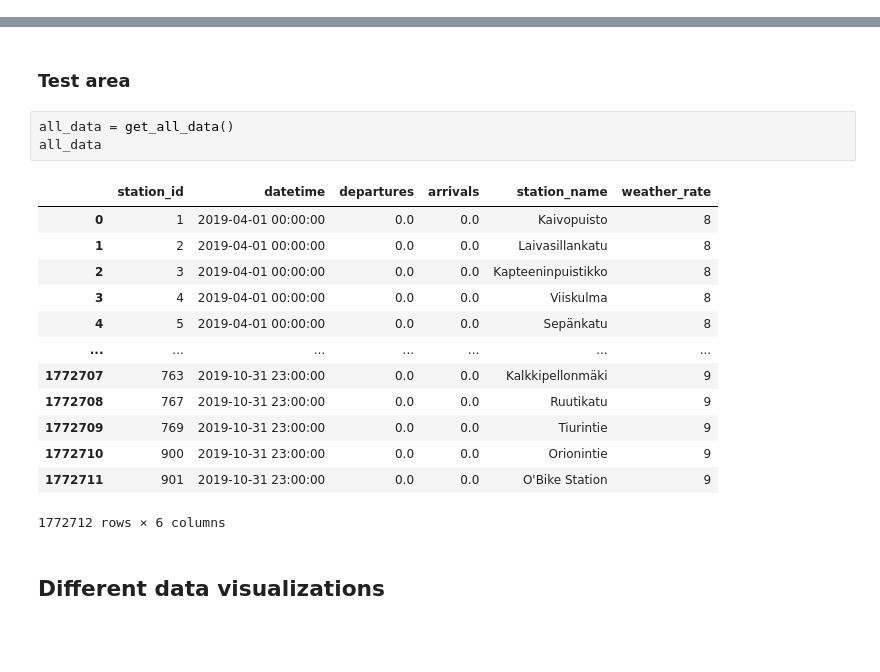
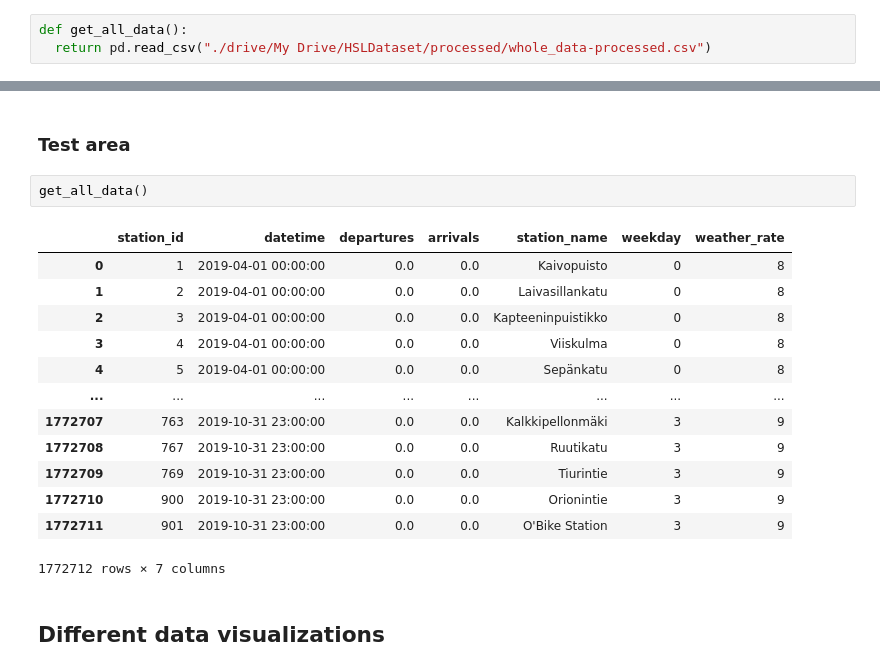
Before and after one commit to giacomogreggio/HSL-citybikes-predictor, a Jupyter notebook: HSL_citybikes_predictor.ipynb, the cells around one changed output, grey strips where cells are left out. Drawn from its saved outputs; the diff is of its cells as text; blank space fills up the shorter version.

Commit message:
Decided to write the megaset as csv to fasten workflow for other stuff. Now we need to only read the file with get_all_data()

```diff
--- a/HSL_citybikes_predictor.ipynb
+++ b/HSL_citybikes_predictor.ipynb
@@ -202,4 +207,7 @@ def get_all_data():
   return merged_megaset
+# %%
+def get_all_data():
+  return pd.read_csv("./drive/My Drive/HSLDataset/processed/whole_data-processed.csv")
 # %% [markdown]
 ## Looking at the data
 # %% [markdown]
@@ -211,23 +219,22 @@ def data_of_station_for_weekdays_in_month(dataframe, station, month, weekday):
   return station_data_for_month
 # %% [markdown]
 ### Test area
-# %%
-all_data = get_all_data()
-all_data
-# %% [output]
-|  | station_id | datetime | departures | arrivals | station_name | weather_rate |
-| 0 | 1 | 2019-04-01 00:00:00 | 0.0 | 0.0 | Kaivopuisto | 8 |
-| 1 | 2 | 2019-04-01 00:00:00 | 0.0 | 0.0 | Laivasillankatu | 8 |
-| 2 | 3 | 2019-04-01 00:00:00 | 0.0 | 0.0 | Kapteeninpuistikko | 8 |
-| 3 | 4 | 2019-04-01 00:00:00 | 0.0 | 0.0 | Viiskulma | 8 |
-| 4 | 5 | 2019-04-01 00:00:00 | 0.0 | 0.0 | Sepänkatu | 8 |
-| ... | ... | ... | ... | ... | ... | ... |
-| 1772707 | 763 | 2019-10-31 23:00:00 | 0.0 | 0.0 | Kalkkipellonmäki | 9 |
-| 1772708 | 767 | 2019-10-31 23:00:00 | 0.0 | 0.0 | Ruutikatu | 9 |
-| 1772709 | 769 | 2019-10-31 23:00:00 | 0.0 | 0.0 | Tiurintie | 9 |
-| 1772710 | 900 | 2019-10-31 23:00:00 | 0.0 | 0.0 | Orionintie | 9 |
-| 1772711 | 901 | 2019-10-31 23:00:00 | 0.0 | 0.0 | O'Bike Station | 9 |
-1772712 rows × 6 columns
+# %%
+get_all_data()
+# %% [output]
+|  | station_id | datetime | departures | arrivals | station_name | weekday | weather_rate |
+| 0 | 1 | 2019-04-01 00:00:00 | 0.0 | 0.0 | Kaivopuisto | 0 | 8 |
+| 1 | 2 | 2019-04-01 00:00:00 | 0.0 | 0.0 | Laivasillankatu | 0 | 8 |
+| 2 | 3 | 2019-04-01 00:00:00 | 0.0 | 0.0 | Kapteeninpuistikko | 0 | 8 |
+| 3 | 4 | 2019-04-01 00:00:00 | 0.0 | 0.0 | Viiskulma | 0 | 8 |
+| 4 | 5 | 2019-04-01 00:00:00 | 0.0 | 0.0 | Sepänkatu | 0 | 8 |
+| ... | ... | ... | ... | ... | ... | ... | ... |
+| 1772707 | 763 | 2019-10-31 23:00:00 | 0.0 | 0.0 | Kalkkipellonmäki | 3 | 9 |
+| 1772708 | 767 | 2019-10-31 23:00:00 | 0.0 | 0.0 | Ruutikatu | 3 | 9 |
+| 1772709 | 769 | 2019-10-31 23:00:00 | 0.0 | 0.0 | Tiurintie | 3 | 9 |
+| 1772710 | 900 | 2019-10-31 23:00:00 | 0.0 | 0.0 | Orionintie | 3 | 9 |
+| 1772711 | 901 | 2019-10-31 23:00:00 | 0.0 | 0.0 | O'Bike Station | 3 | 9 |
+1772712 rows × 7 columns
 # %% [markdown]
 ## Different data visualizations
 # %%
```
Also changed, not shown: parts of 2 cells of this notebook.
